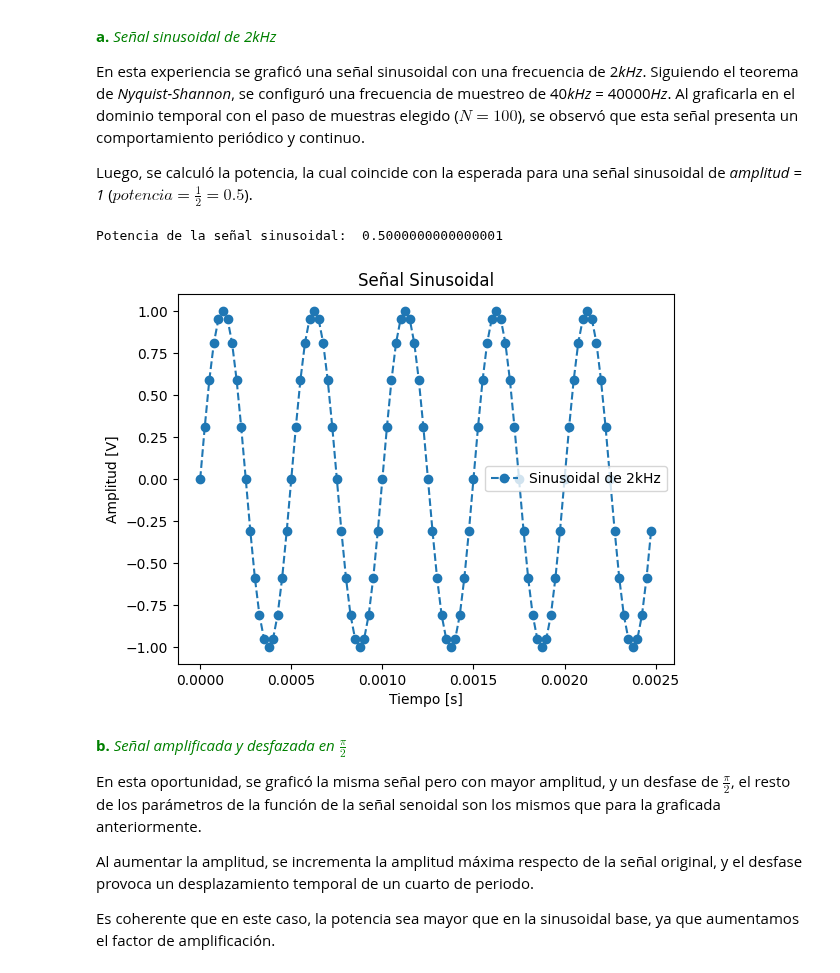
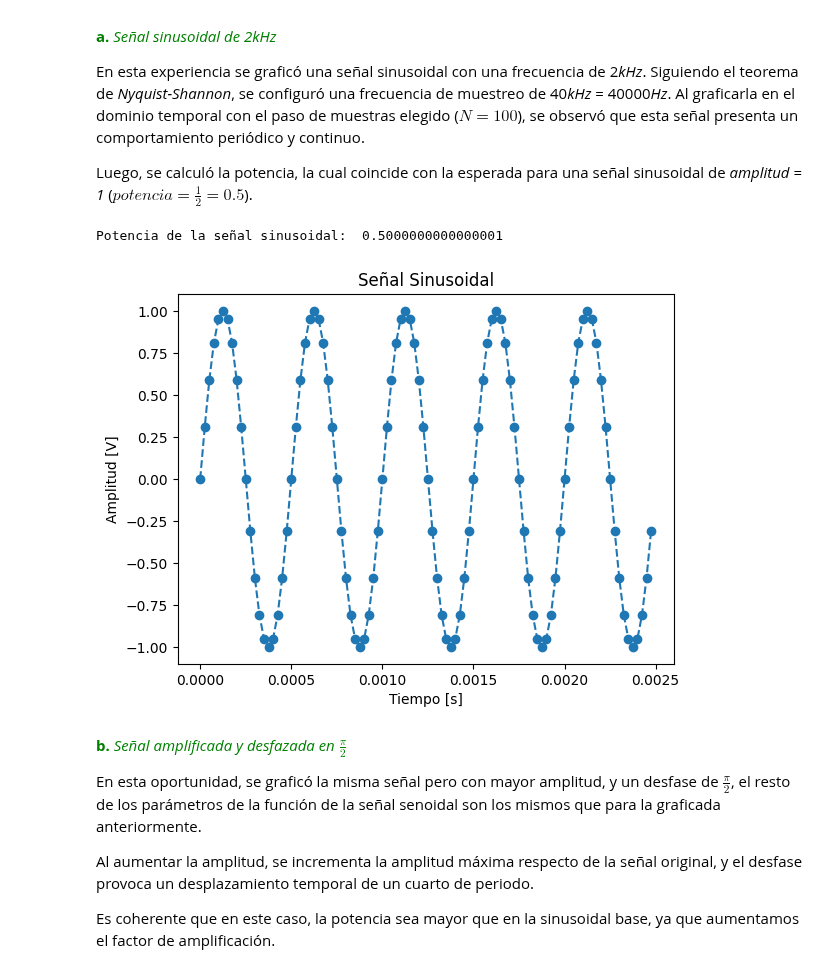
Before and after one commit to Catalina-git/APS, a Jupyter notebook: TP1 - Síntesis de señales/TS1.ipynb, the cells around one changed output. Saved outputs shown, nothing was run; the diff lists cells and outputs as text; code cells hidden in the pictures.

```diff
--- a/TP1 - Síntesis de señales/TS1.ipynb
+++ b/TP1 - Síntesis de señales/TS1.ipynb
@@ -64,36 +66,35 @@ def mi_funcion_sen(amplitud = 1, offset = 0, frecuencia = 1, fase = 0, N = 1000,
 
     tt = np.arange(start = 0, stop= N*Ts, step = Ts)
 
     xx = amplitud * np.sin(2 * np.pi * frecuencia * tt + fase) + offset
 
     return tt, xx
 
 # Funcion para calcular la potencia de una señal
 def calcular_potencia(x):
     return np.mean(x**2)
 
 """ ITEM a """
 # ------------------------------- Señal sinusoidal de 2kHz -------------------------------
 # Llamo a mi funcion
 _,fa = mi_funcion_sen(1, 0, 2000, 0, 100, 40000) # Pongo frecADC > 2 * frecuencia --> Teorema de Nyquist-Shannon
 
 # Genero otra ventana para los graficos
 plt.figure()  # Tamaño de la figura (ancho, alto)
 
 plt.title("Señal Sinusoidal")
 
 # Grafico la señal senoidal de 2KHz
 plt.xlabel('Tiempo [s]')
 plt.ylabel('Amplitud [V]')
-plt.plot(_,fa, 'o--',  label = 'Sinusoidal de 2kHz')
-plt.legend()
+plt.plot(_,fa, 'o--')
 
 # Calculo la potenacia
 x = calcular_potencia(fa)
 print("Potencia de la señal sinusoidal: ", x)
 # %% [output]
 Potencia de la señal sinusoidal:  0.5000000000000001
-[figure, old version]
+[figure, new version]
 # %% [markdown]
 <font color=green>**b.** *Señal amplificada y desfazada en $\frac{\pi}{2}$*<font>
 
```
Also changed, not shown: parts of 7 cells of this notebook, 2 other files.
